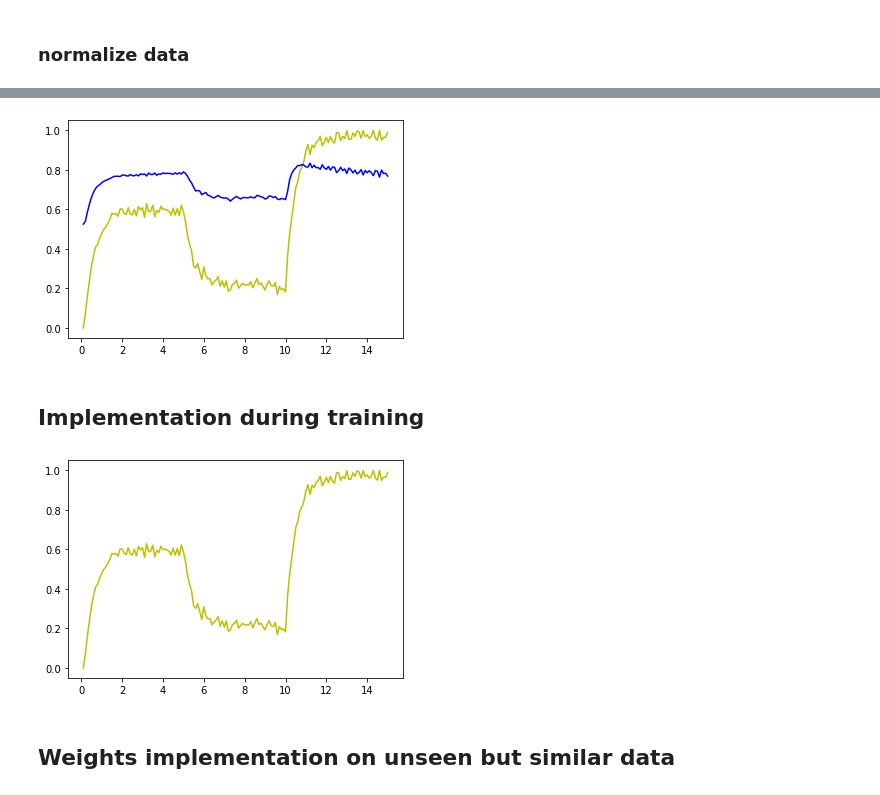
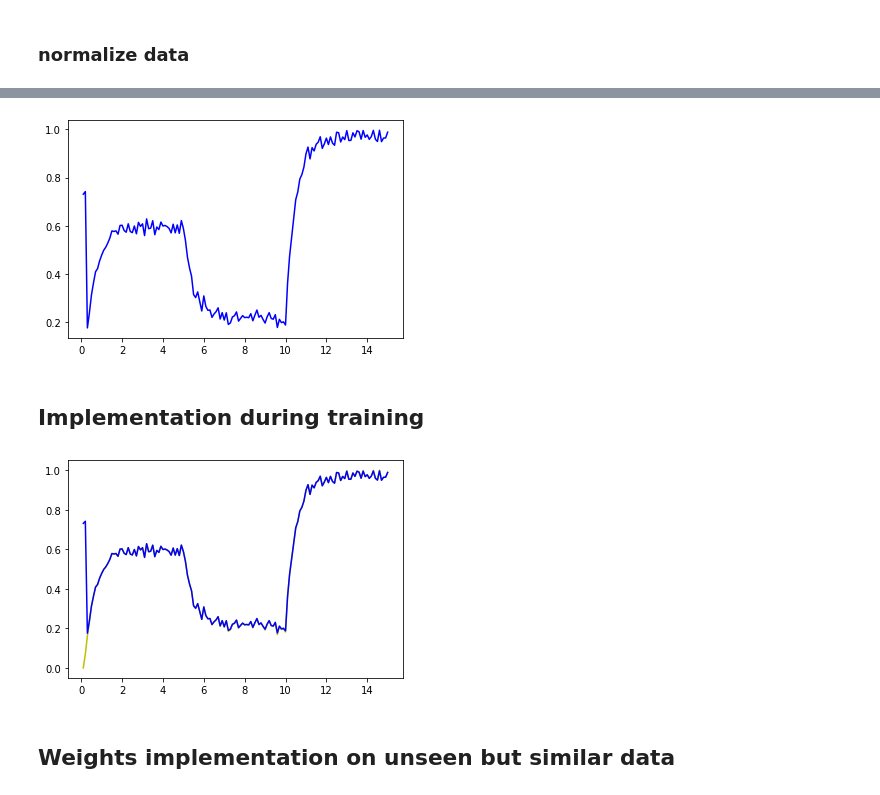
Before and after one commit to Kikumu/Computational-science-practice, a Jupyter notebook: CourseProject/Computational-Science-ACW.ipynb, the cells around one changed output, grey strips where cells are left out. Saved outputs shown, nothing was run; the diff lists cells and outputs as text; code cells hidden in the pictures.

```diff
--- a/CourseProject/Computational-Science-ACW.ipynb
+++ b/CourseProject/Computational-Science-ACW.ipynb
@@ -623,4 +580,5 @@ dat2 = triple_converter(x_scaled)
 # %%
-values,e,w,test,itrArray,accuracy_array = train_weights3(dat2, 0.01,1000)
+#values,e,w,test,itrArray,accuracy_array = train_weights3(dat2, 0.01,100)
 #0.006531
+values,e,w,test = train_weights3(dat2, 0.01,10000)
 # %% [output]
@@ -644,15 +602,15 @@ values,e,w,test,itrArray,accuracy_array = train_weights3(dat2, 0.01,1000)
 # %%
 #save to dataframe
 #data6= {'Noise_values':dat1,'Output of Perceptron':values,'Error':e,'T':t_save2}
 #df6= pd.DataFrame(data6)
-#y_axis = values #network output
-y = x_scaled
+y_axis = values #network output
+#y = x_scaled
 x_axis = x = t_save2
-plt.plot(x,y,"y") #actual
+#plt.plot(x,y,"y") #actual
 plt.plot(x_axis,y_axis,"b")#noise
 plt.show()
 # %% [output]
-[figure, old version]
+[figure, new version]
 # %% [markdown]
 ## Implementation during training
 # %%
@@ -660,10 +618,10 @@ plt.show()
 y = x_scaled
 x_axis = x = t_save2
 plt.plot(x,y,"y") #actual
-#plt.plot(x_axis,y_axis,"b")#noise
+plt.plot(x_axis,y_axis,"b")#noise
 plt.show()
 # %% [output]
-[figure, old version]
+[figure, new version]
 # %% [markdown]
 ## Weights implementation on unseen but similar data
 # %%
```
Also changed, not shown: parts of 13 cells of this notebook.
